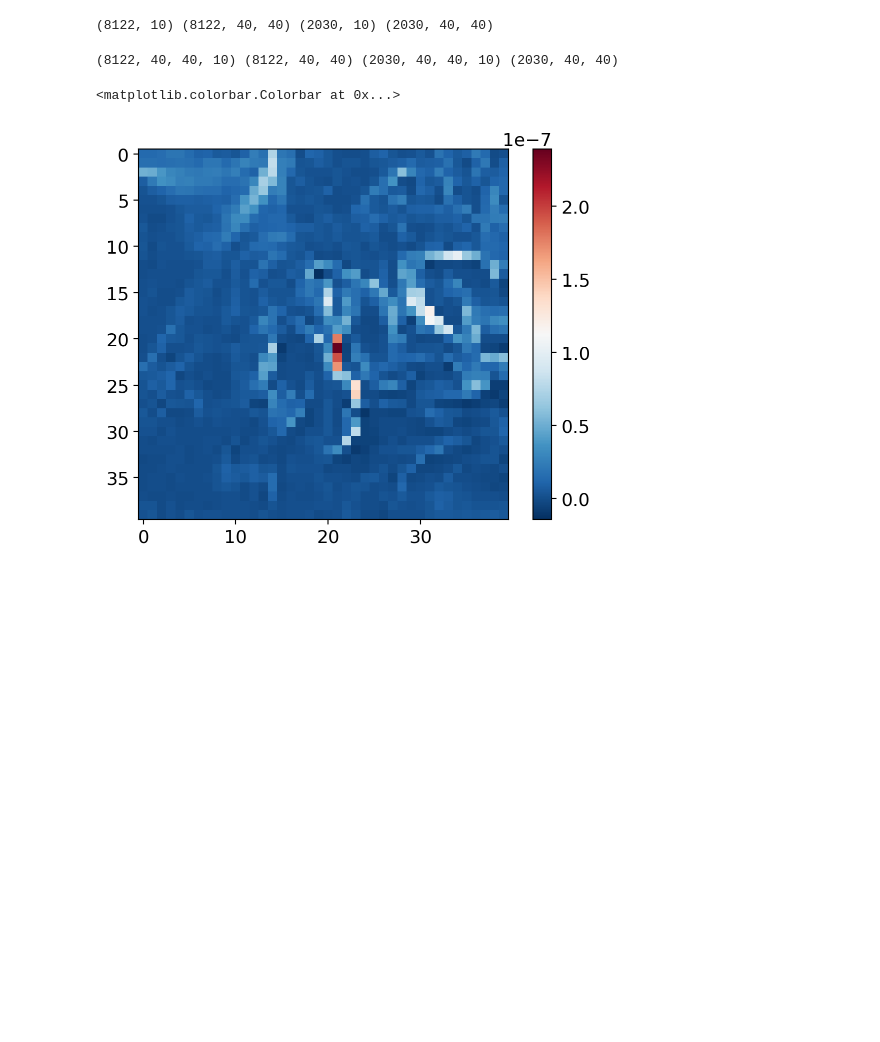
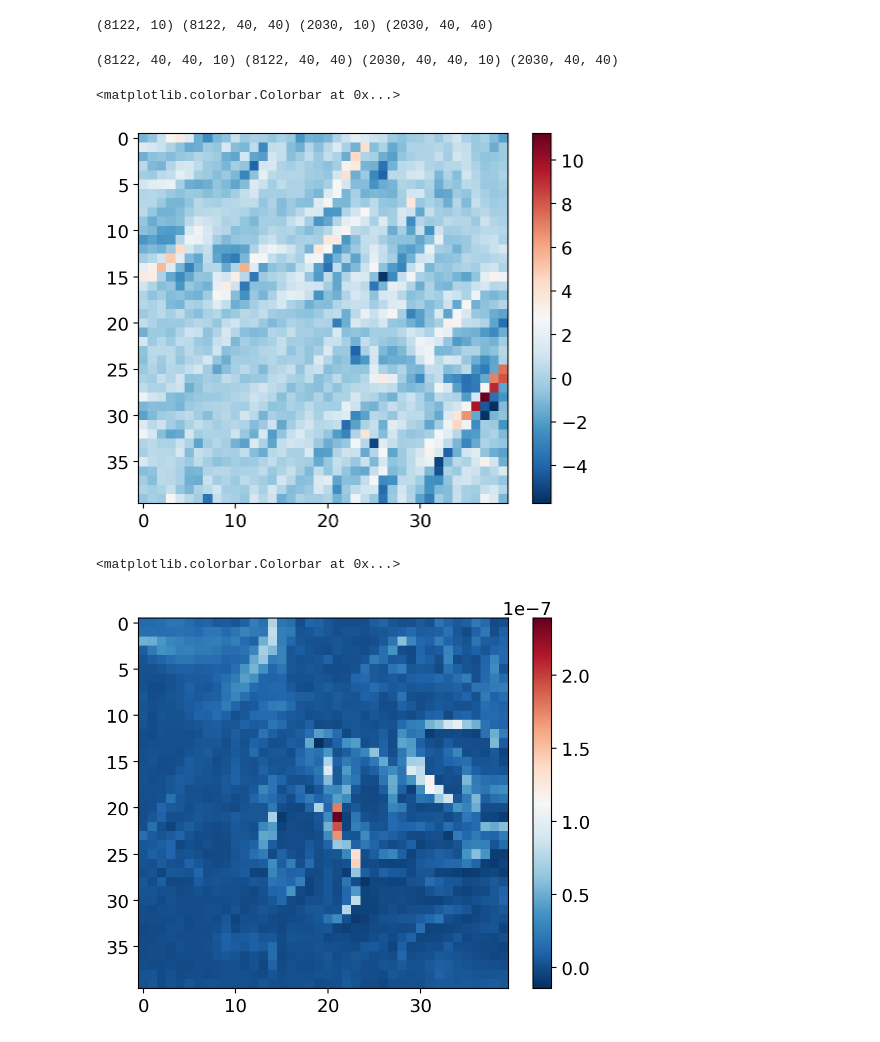
Before and after one commit to andrewfagerheim/ML_project, a Jupyter notebook: submeso_ml_model.ipynb, the cells around one changed output. Cells and saved outputs as stored; diff of their text form; code cells hidden in the pictures; blank space fills up the shorter version.

Commit message:
fcnn model coming along but still kinda weird

```diff
--- a/submeso_ml_model.ipynb
+++ b/submeso_ml_model.ipynb
@@ -111,19 +106,29 @@ X_test_xr = X_xr.isel(time=test_indices)
 # %%
-# 2. similar to CNN-LSTM example. get the mean, std of the entire training data.
+# Train indices: random 80% of the data. Test indices: random 20% of the data.
+X_train_xr = X_xr.isel(time=train_indices)
+X_test_xr = X_xr.isel(time=test_indices)
+
+# similar to CNN-LSTM example. get the mean, std of the entire training data.
 meanstd_inputs = {}
 #meanstd_inputs
 for input_feature in input_features:
     meanstd_inputs[input_feature] = (X_train_xr[input_feature].data.mean(),X_train_xr[input_feature].data.std())
+
+X_xr = xr.Dataset()
+for input_feature in input_features:
+    var = np.load('data/%s.npy' % input_feature)
+    var_xr = xr.DataArray(var, coords={'time': np.arange(0, len(var)),'lat': np.arange(0, 40),'lon': np.arange(0, 40)}, dims=["time", "lat", "lon"])
+    X_xr[input_feature] = var_xr
 
 
 var_dims = ('time', 'lat', 'lon') # Every single input variable has the three dimensions.
 # normalize.
 for input_feature in input_features:
     # training set
-    X_train_xr_norm = X_train_xr.assign({input_feature: (var_dims, normalize(X_train_xr[input_feature].data, input_feature, meanstd_inputs))})
+    X_train_xr = X_train_xr.assign({input_feature: (var_dims, normalize(X_train_xr[input_feature].data, input_feature, meanstd_inputs))})
 
     # test set
-    X_test_xr_norm = X_test_xr.assign({input_feature: (var_dims, normalize(X_test_xr[input_feature].data, input_feature, meanstd_inputs))})
+    X_test_xr = X_test_xr.assign({input_feature: (var_dims, normalize(X_test_xr[input_feature].data, input_feature, meanstd_inputs))})
 
 # normalize() function is in the utils.py file by the way.
 # every variable in the two normalized datasets should now have mean of 0 and std of 1.
@@ -177,4 +184,15 @@ X_test_np  = X_test_xr.to_array().transpose('time', 'lat', 'lon', 'variable').da
 print(X_train_np.shape,y_train_np.shape,X_test_np.shape,y_test_np.shape)
 # %% [output]
 (8122, 40, 40, 10) (8122, 40, 40) (2030, 40, 40, 10) (2030, 40, 40)
+# %%
+# Still ordered WB_sg_xr
+# plt.imshow(np.flip(WB_sg_xr.data[1],axis=0),cmap='RdBu_r')
+plt.imshow(np.flip(X_train_xr['div'].isel(time=2).data, axis=0), cmap='RdBu_r')
+
+# Randomized order, 80% of WB_sg_xr. aka y_train
+#plt.imshow(np.flip(y_train[0],axis=0),cmap='RdBu_r')
+plt.colorbar()
+# %% [output]
+<matplotlib.colorbar.Colorbar at 0x...>
+[figure, added]
 # %%
```
Also changed, not shown: parts of 20 cells of this notebook.
